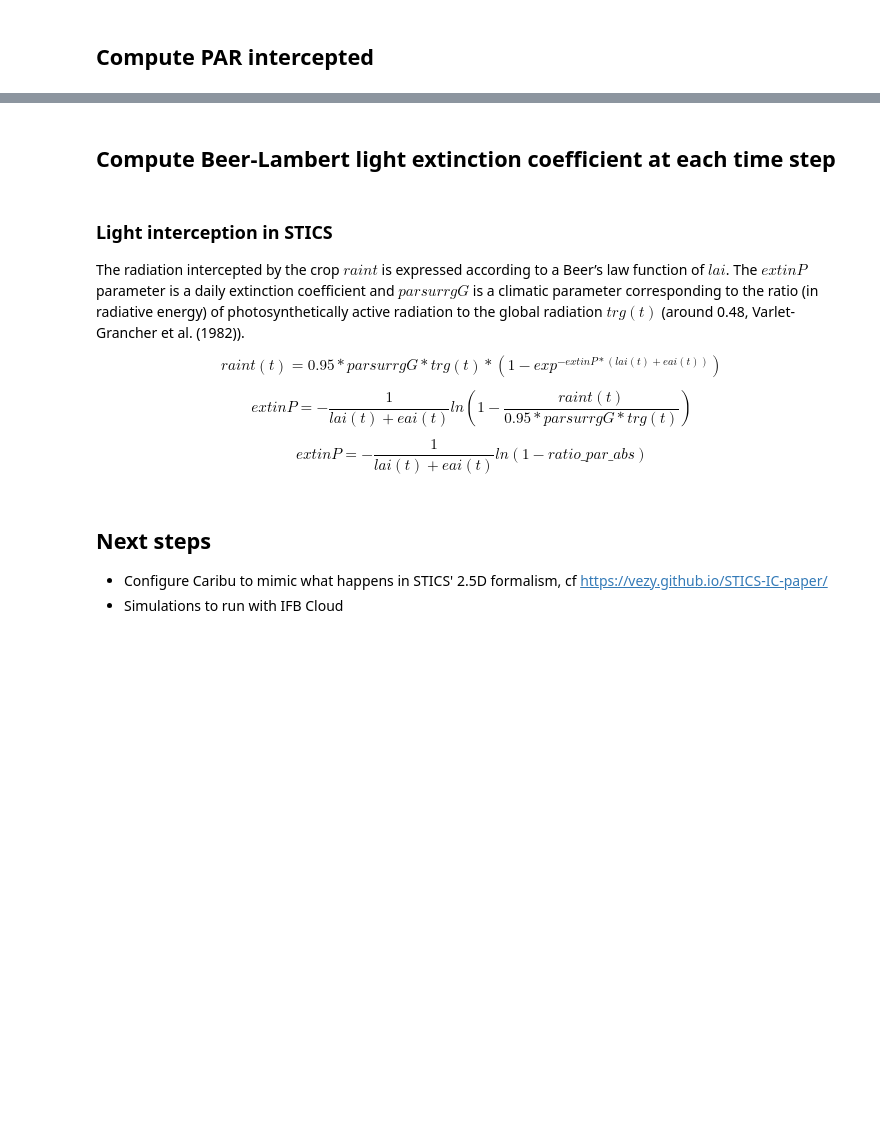
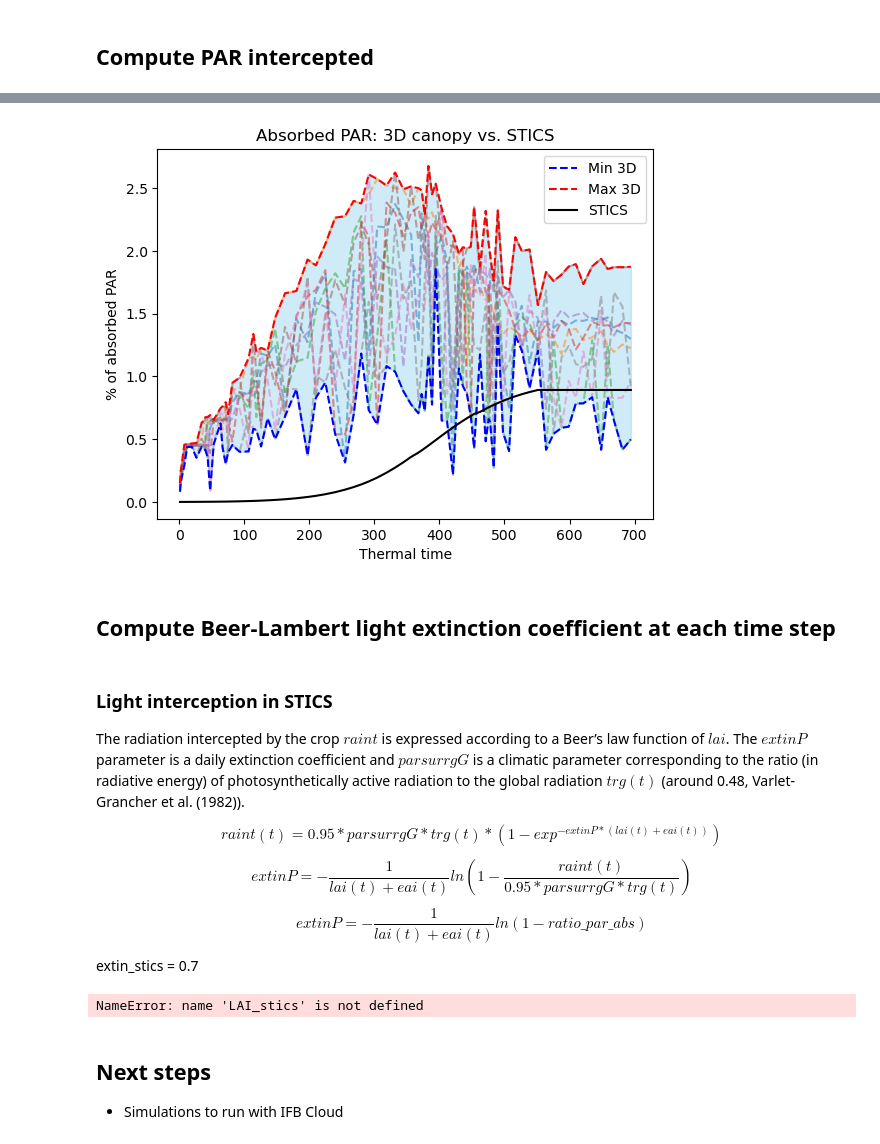
Before and after one commit to orianebro/PhD_Oriane, a Jupyter notebook: light_inter.ipynb, the cells around one changed output, grey strips where cells are left out. Cells and saved outputs as stored; diff of their text form; code cells hidden in the pictures; blank space fills up the shorter version.

```diff
--- a/light_inter.ipynb
+++ b/light_inter.ipynb
@@ -34,6 +35,7 @@ stics_output_data = retrieve_stics_dynamics_from_file(stics_output_file, sowing_
 time = [value["Thermal time"] for value in stics_output_data.values()]
 LA_stics = [value["Plant leaf area"] for value in stics_output_data.values()]
 height_stics = [value["Plant height"] for value in stics_output_data.values()]
+par_stics = [value["Absorbed PAR"] for value in stics_output_data.values()]
 height_potential_plant = max(height_stics)
 # %% [markdown]
 ## Vary chosen architectural and developmental parameters and select the sets of parameters that make the model fit
@@ -315,5 +328,16 @@ PlantGL(scene)
 # %%
-# TO DO : store scenes for MTG at all times
+# Store scenes for MTG at all times
+
+sorghum.define_development()
+growing_plant = sorghum.grow_plant(stics_output_data)
+
+nplants, positions, domain, domain_area, unit = agronomic_plot(length=1, width=1, sowing_density=10, inter_row=0.4, noise=0.1)
+
+scenes = {}
+
+for k,v in growing_plant.items():
+    scene, nump = build_scene([v]*nplants, positions, leaf_material=Material(nice_green), stem_material=Material(nice_green))
+    scenes[k] = scene
 # %% [markdown]
 ## Compute PAR intercepted
 # %%
@@ -326,42 +378,34 @@ for scene in scenes:
-# %%
-archi_params_combinations = dict_ranges_to_all_possible_combinations(archi_params)
-
-par_caribu = []
-par_stics = []
-
-for archi in archi_params_combinations:
-    caribu, stics = model_with_light_inter(*archi,
-                                            sowing_density=sowing_density,
-                                            inter_row=inter_row,
-                                            filename_outputs=filename_outputs)
-    par_caribu.append(caribu)
-par_stics = stics
 # %%
 # Convert to a NumPy array for easier manipulation
-curves = par_caribu_dens_10
+for i,par in enumerate(par_caribu):
+    for j,p in enumerate(par):
+        par_caribu[i][j] /= 10
+curves = par_caribu
 curves_array = np.array(curves)
 
 # Calculate the envelope: min and max values for each time point
 min_values = curves_array.min(axis=0)
 max_values = curves_array.max(axis=0)
 
 # Plotting the envelope along with individual curves for context
 time_points = time
 for curve in curves:
     plt.plot(time_points, curve, alpha=0.5, linestyle='--')  # Plot each curve (optional for visualization)
 
 plt.fill_between(time_points, min_values, max_values, color="skyblue", alpha=0.4)
 plt.plot(time_points, min_values, color="blue", linestyle="--", label="Min 3D")
 plt.plot(time_points, max_values, color="red", linestyle="--", label="Max 3D")
-plt.plot(time_points, par, color="black", label="STICS")
-plt.scatter(time_points, LA_stics)
+plt.plot(time_points, par_stics, color="black", label="STICS")
+# plt.scatter(time_points, LA_stics)
 
 # Labels and legend
 plt.xlabel("Thermal time")
-plt.ylabel("PAR intercepted")
-plt.title("PAR intercepted: 3D canopy vs. STICS")
+plt.ylabel("% of absorbed PAR")
+plt.title("Absorbed PAR: 3D canopy vs. STICS")
 plt.legend()
 plt.show()
+# %% [output]
+[figure, added]
 # %% [markdown]
 ## Compute Beer-Lambert light extinction coefficient at each time step
 # %% [markdown]
@@ -374,6 +418,8 @@ $$raint(t)=0.95*parsurrgG*trg(t)*(1−exp^{−extinP*(lai(t)+eai(t))})$$
 $$extinP = - \frac{1}{lai(t)+eai(t)} ln(1 - \frac{raint(t)}{0.95*parsurrgG*trg(t)})$$
 
 $$extinP = - \frac{1}{lai(t)+eai(t)} ln(1 - ratio\_par\_abs)$$
+
+extin_stics = 0.7
 # %%
 # Compute coef extinP
 
@@ -383,21 +429,22 @@ for par_time_series in par_caribu:
     extinP_per_sim = []
     for i,par in enumerate(par_time_series):
         if par < 1:
-            lai = la_cum[i+2]*sowing_density/1000
+            lai = LAI_stics[i]*sowing_density/10000
             extinP = -1/lai * math.log(1-par)
         else:
-            extinP = 0
+            extinP = 1
         extinP_per_sim.append(extinP)
     extinP_list.append(extinP_per_sim)
 
-time_points = tt_cum[1:]
+time_points = time[1:]
 for curve in extinP_list:
     plt.plot(time_points, curve, alpha=0.5, linestyle='-')
 plt.show()
+# %% [output]
+NameError: name 'LAI_stics' is not defined
 # %%
 # courbe parameters beer-lambert --> analysis of decomposition of uncertainty, parametric
 # %% [markdown]
 ## Next steps
 
-- Configure Caribu to mimic what happens in STICS' 2.5D formalism, cf https://vezy.github.io/STICS-IC-paper/
 - Simulations to run with IFB Cloud
```
Also changed, not shown: parts of 9 cells of this notebook, 13 other files.
